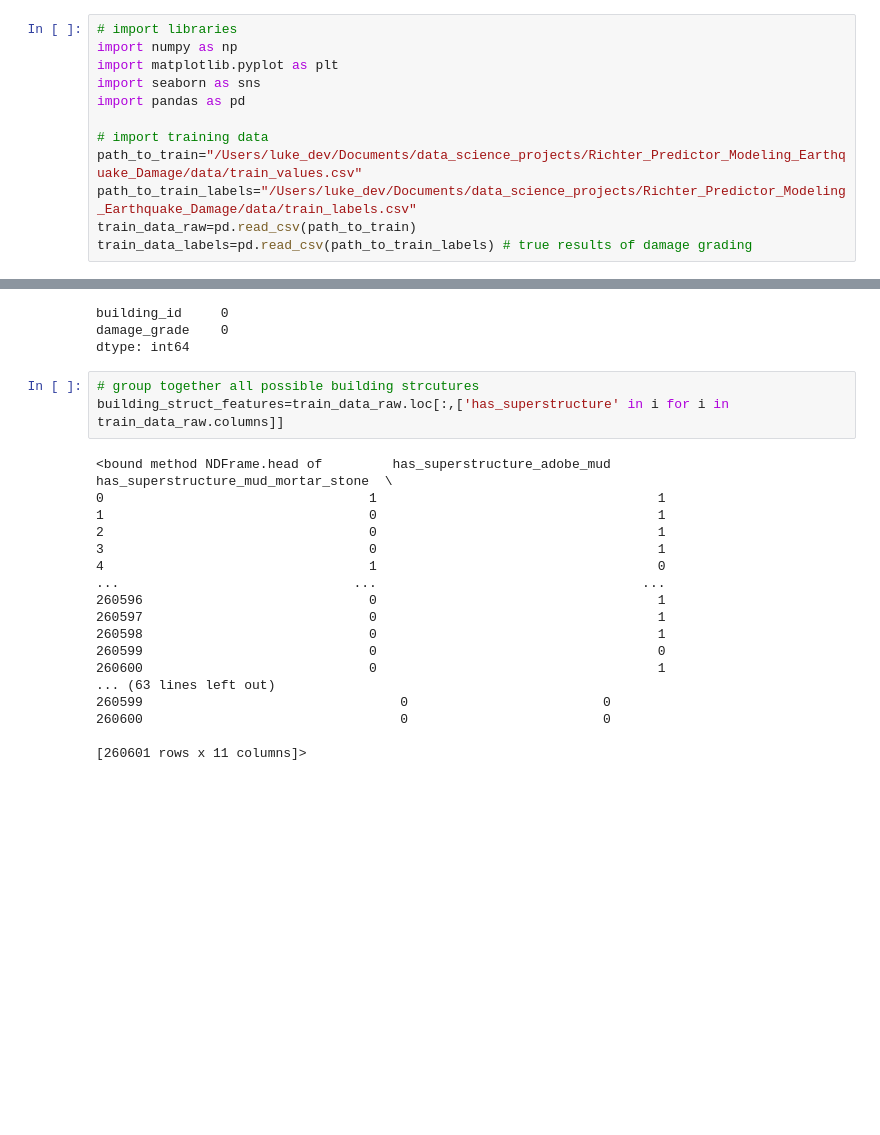
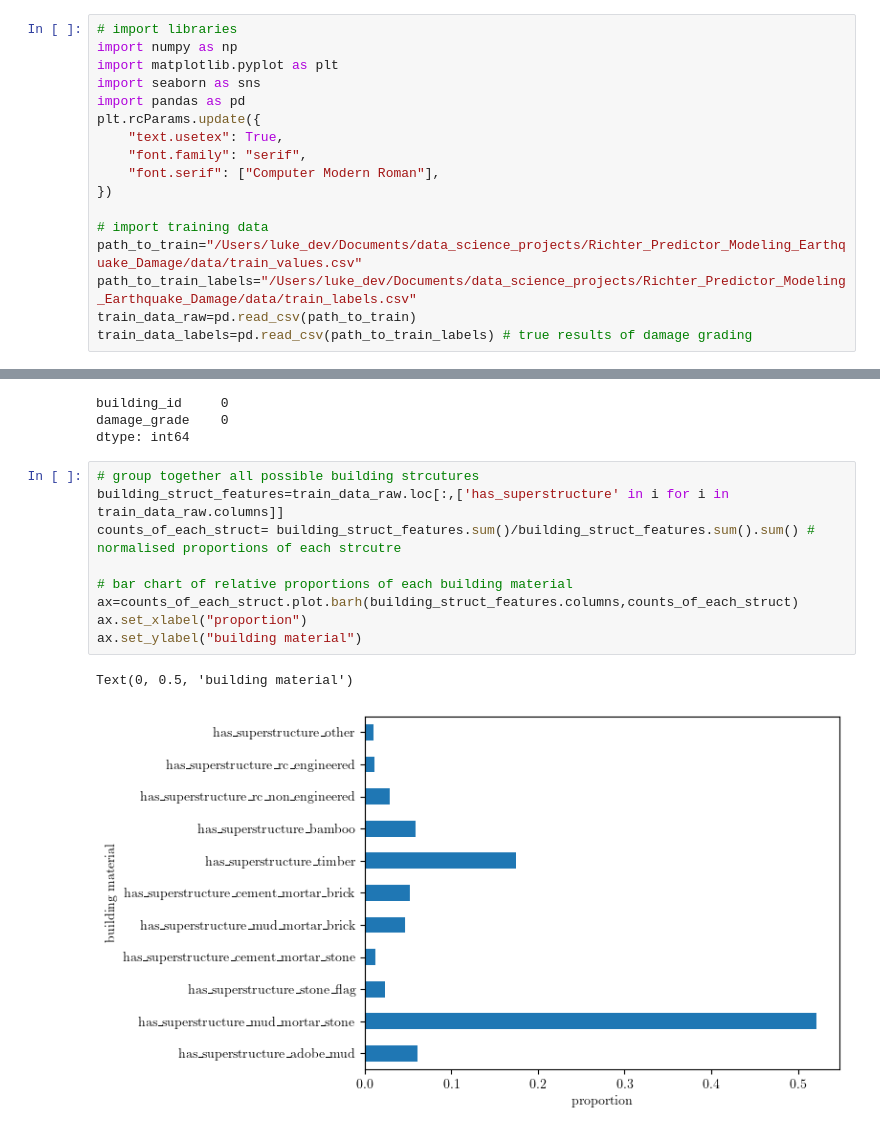
Before and after one commit to Luke45668/Richter_Predictor_Modeling_Earthquake_Damage, a Jupyter notebook: notebooks/Exploratory_data_analysis.ipynb, the cells around one changed output, grey strips where cells are left out. Saved outputs shown, nothing was run; the diff lists cells and outputs as text; blank space fills up the shorter version.

```diff
--- a/notebooks/Exploratory_data_analysis.ipynb
+++ b/notebooks/Exploratory_data_analysis.ipynb
@@ -12,6 +12,11 @@ import numpy as np
 import matplotlib.pyplot as plt
 import seaborn as sns
 import pandas as pd
+plt.rcParams.update({
+    "text.usetex": True,
+    "font.family": "serif",
+    "font.serif": ["Computer Modern Roman"],
+})
 
 # import training data
 path_to_train="/Users/luke_dev/Documents/data_science_projects/Richter_Predictor_Modeling_Earthquake_Damage/data/train_values.csv"
@@ -55,21 +60,12 @@ dtype: int64
 # %%
 # group together all possible building strcutures
 building_struct_features=train_data_raw.loc[:,['has_superstructure' in i for i in train_data_raw.columns]]
+counts_of_each_struct= building_struct_features.sum()/building_struct_features.sum().sum() # normalised proportions of each strcutre
+
+# bar chart of relative proportions of each building material
+ax=counts_of_each_struct.plot.barh(building_struct_features.columns,counts_of_each_struct)
+ax.set_xlabel("proportion")
+ax.set_ylabel("building material")
 # %% [output]
-<bound method NDFrame.head of         has_superstructure_adobe_mud  has_superstructure_mud_mortar_stone  \
-0                                  1                                    1
-1                                  0                                    1
-2                                  0                                    1
-3                                  0                                    1
-4                                  1                                    0
-...                              ...                                  ...
-260596                             0                                    1
-260597                             0                                    1
-260598                             0                                    1
-260599                             0                                    0
-260600                             0                                    1
-... (63 lines left out)
-260599                                 0                         0
-260600                                 0                         0
-
-[260601 rows x 11 columns]>
+Text(0, 0.5, 'building material')
+[figure, added]
```
Also changed, not shown: parts of 2 cells of this notebook.
